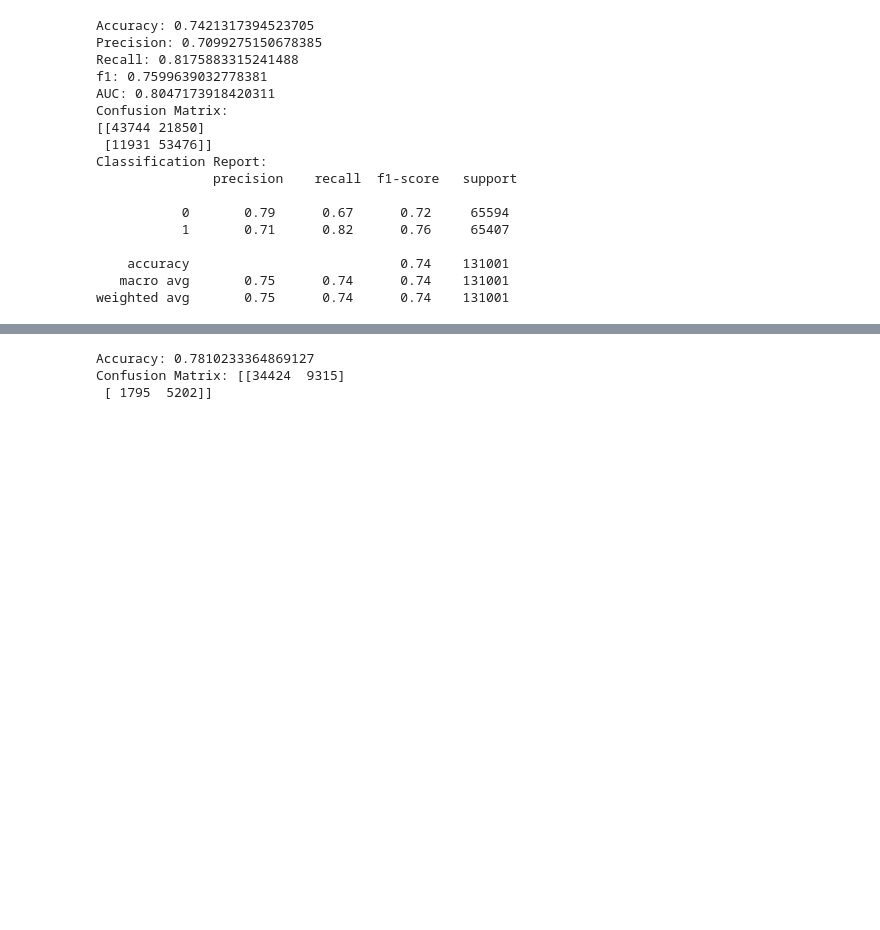
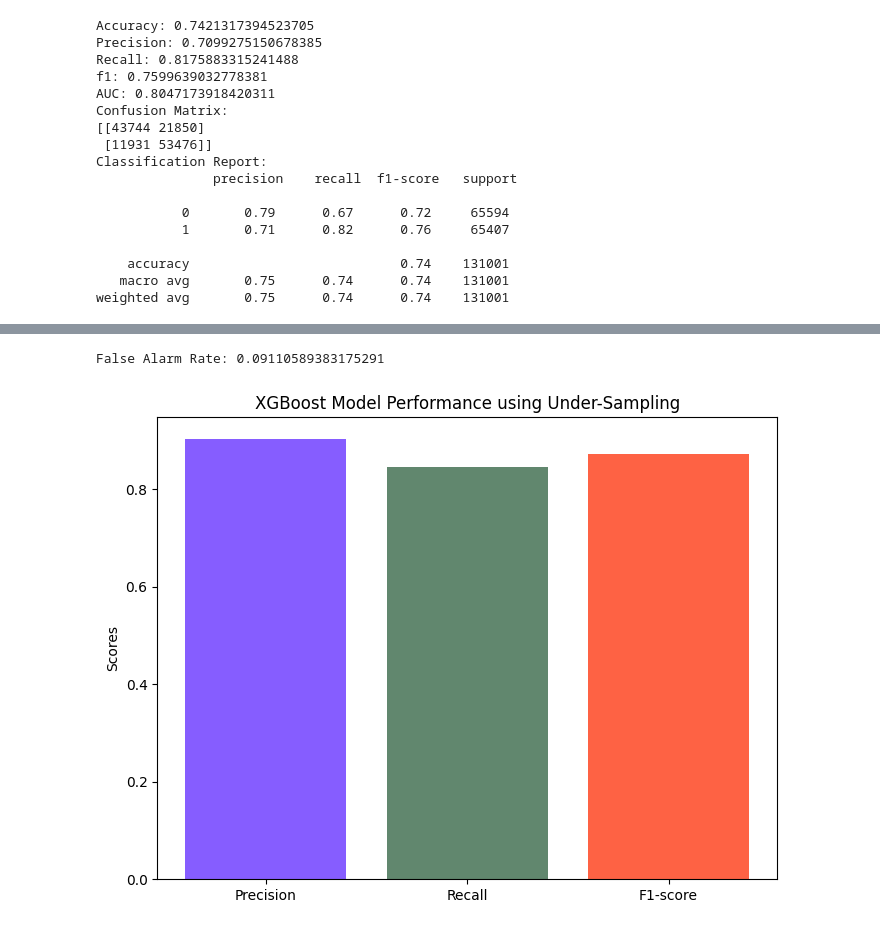
Before and after one commit to GraceOluwafemi/Msc-Project, a Jupyter notebook: project.ipynb, the cells around one changed output, grey strips where cells are left out. Cells and saved outputs as stored; diff of their text form; code cells hidden in the pictures; blank space fills up the shorter version.

```diff
--- a/project.ipynb
+++ b/project.ipynb
@@ -1016,37 +895,39 @@ NameError: ignored
-# %%
-from imblearn.under_sampling import OneSidedSelection
-from imblearn.over_sampling import SMOTE
-from imblearn.pipeline import Pipeline
-from sklearn.model_selection import train_test_split
-from sklearn.linear_model import LogisticRegression
-from sklearn.metrics import accuracy_score, confusion_matrix
-
-
-# Create the one-sided selection pipeline
-one_sided_pipeline = Pipeline([
-    ('undersample', OneSidedSelection(n_neighbors=1, n_seeds_S=200)),
-    ('oversample', SMOTE(random_state=42)),
-])
-
-# Apply one-sided selection on the training set
-X_train_res, y_train_res = one_sided_pipeline.fit_resample(X_train, Y_train)
-
-# Create a logistic regression model
-model = LogisticRegression()
-
-# Train the model on the resampled training data
-model.fit(X_train_res, y_train_res)
-
-# Make predictions on the testing set
-y_pred = model.predict(X_test)
-
-# Evaluate the model
-accuracy = accuracy_score(Y_test, y_pred)
-confusion_mat = confusion_matrix(Y_test, y_pred)
-
-print('Accuracy:', accuracy)
-print('Confusion Matrix:', confusion_mat)
-# %% [output]
-Accuracy: 0.7810233364869127
-Confusion Matrix: [[34424  9315]
- [ 1795  5202]]
+# %%
+# Calculate confusion matrix
+confusion_mat = confusion_matrix(Y_test_over1, y_pred_xgb)
+tn, fp, fn, tp = confusion_mat.ravel()
+
+
+# Calculate False Alarm Rate (FAR)
+false_alarm_rate = fp / (fp + tn)
+
+# Print metrics
+print('False Alarm Rate:', false_alarm_rate)
+# %% [output]
+False Alarm Rate: 0.09110589383175291
+# %%
+
+colors = ['#865DFF', '#61876E', '#FE6244']  # Update colors here ['#865DFF', '#FFC6D3']
+
+# Calculate confusion matrix
+# Compute classification report
+report = classification_report(Y_test_over1, y_pred_xgb, output_dict=True)
+precision = report['1']['precision']
+recall = report['1']['recall']
+f1 = report['1']['f1-score']
+
+# Create a bar chart
+labels = ['Precision', 'Recall', 'F1-score']
+scores = [precision, recall, f1]
+x = np.arange(len(labels))
+
+# Increase size of chart
+plt.figure(figsize=(8, 6))
+
+plt.bar(x, scores, color=colors)
+plt.xticks(x, labels)
+plt.ylabel('Scores')
+plt.title('XGBoost Model Performance using Under-Sampling')
+plt.show()
+# %% [output]
+[figure, added]
```
Also changed, not shown: parts of 15 cells of this notebook.
